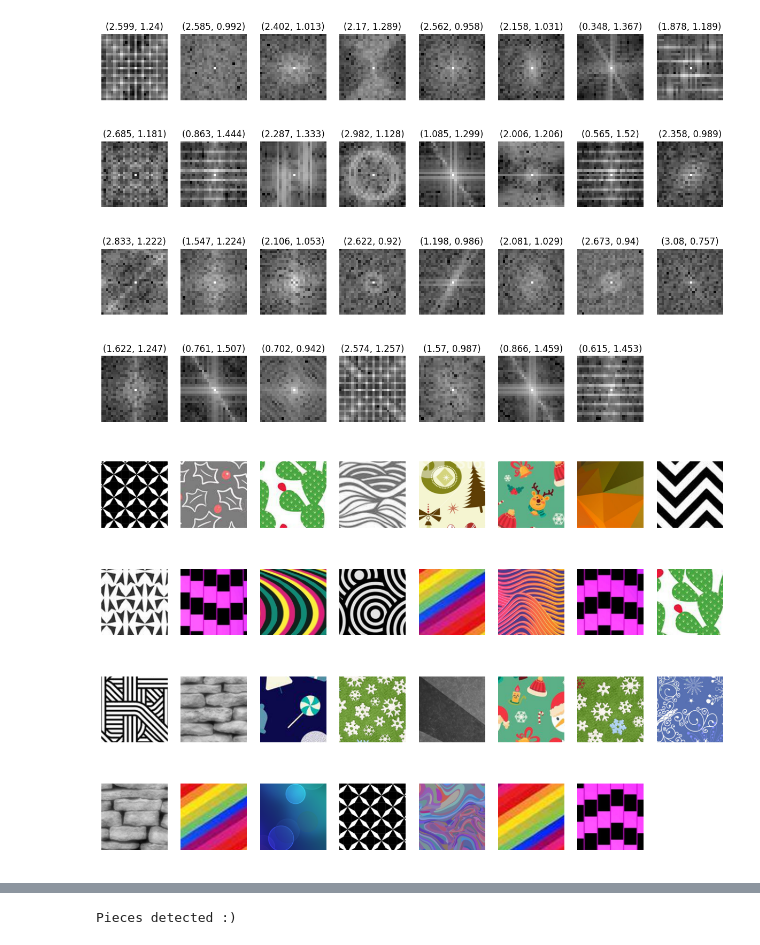
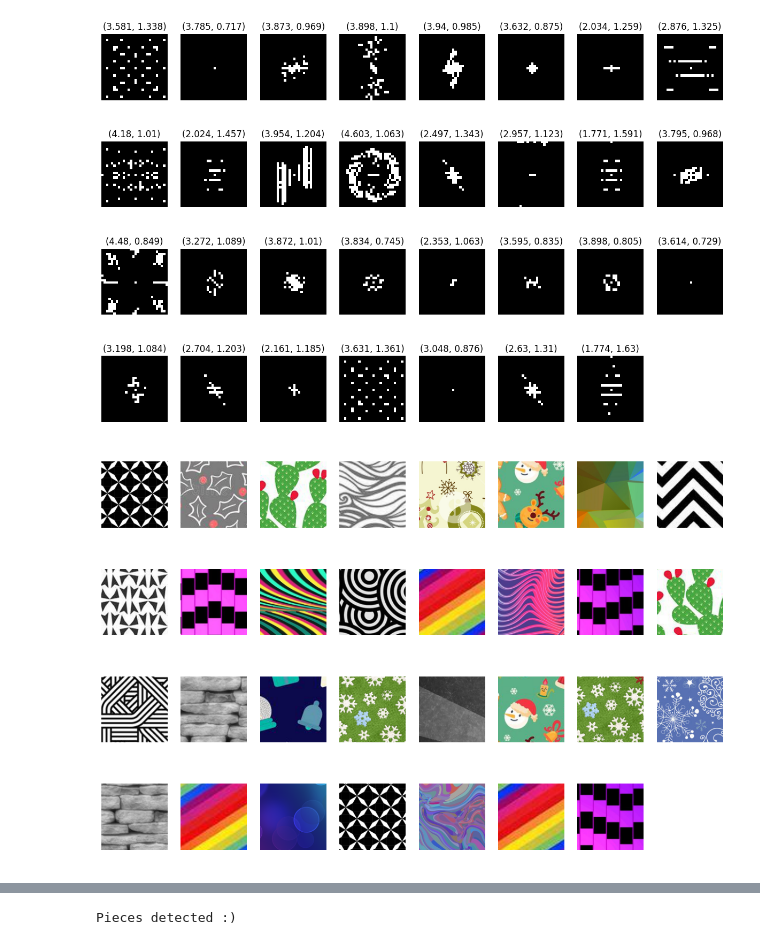
Before and after one commit to Jennifer2001-lab/iapr, a Jupyter notebook: project/features.ipynb, the cells around one changed output, grey strips where cells are left out. Cells and saved outputs as stored; diff of their text form; code cells hidden in the pictures.

```diff
--- a/project/features.ipynb
+++ b/project/features.ipynb
@@ -26,23 +26,33 @@ textures = load_textures()
 # %%
 l = 0
 fig, axes = plt.subplots(4, 8, figsize=(15, 10))
 for img, ax in zip(textures, axes.ravel()):
     index1 = random.randint(0, 2 * 128)
     index2 = random.randint(0, 2 * 128)
     transform = np.fft.fft2(rgb2gray(img[index1 : 128 + index1, index2 : 128 + index2]))
     fshift = np.fft.fftshift(transform)
-    ax.imshow(np.log(np.abs(fshift[50:-50, 50:-50])), cmap="gray")
+    bout_d_image = np.log(np.abs(fshift[50:-50, 50:-50]))
+    # thresh1 = cv2.adaptiveThreshold(
+    #     bout_d_image.astype("uint8"),
+    #     np.max(bout_d_image),
+    #     cv2.ADAPTIVE_THRESH_MEAN_C,
+    #     cv2.THRESH_BINARY,
+    #     51,
+    #     0,
+    # )
+    ax.imshow(bout_d_image>5.5, cmap="gray")
+
     ax.axis("off")
     ax.set_title(
         (
-            round(np.mean(np.log(np.abs(fshift[25:-25, 25:-25]))),3),
-            round(np.std(np.log(np.abs(fshift[25:-25, 25:-25]))),3),
+            round(np.median(np.log(np.abs(fshift[50:-50, 50:-50]))), 3),
+            round(np.std(np.log(np.abs(fshift[50:-50, 50:-50]))), 3),
         )
     )  # [l:-l,l:-l]
 axes[3, 7].axis("off")
 plt.show()
 # %% [output]
-[figure, old version]
+[figure, new version]
 # %%
 fig, axes = plt.subplots(4,8, figsize=(15,10))
 for img,ax in zip(textures,axes.ravel()):
@@ -53,7 +63,7 @@ for img,ax in zip(textures,axes.ravel()):
 axes[3,7].axis("off")
 plt.show()
 # %% [output]
-[figure, old version]
+[figure, new version]
 # %%
 imgs = {i: load_input_image(i,folder="train2") for i in range(12)}
 # %%
```
Also changed, not shown: parts of 3 cells of this notebook.
